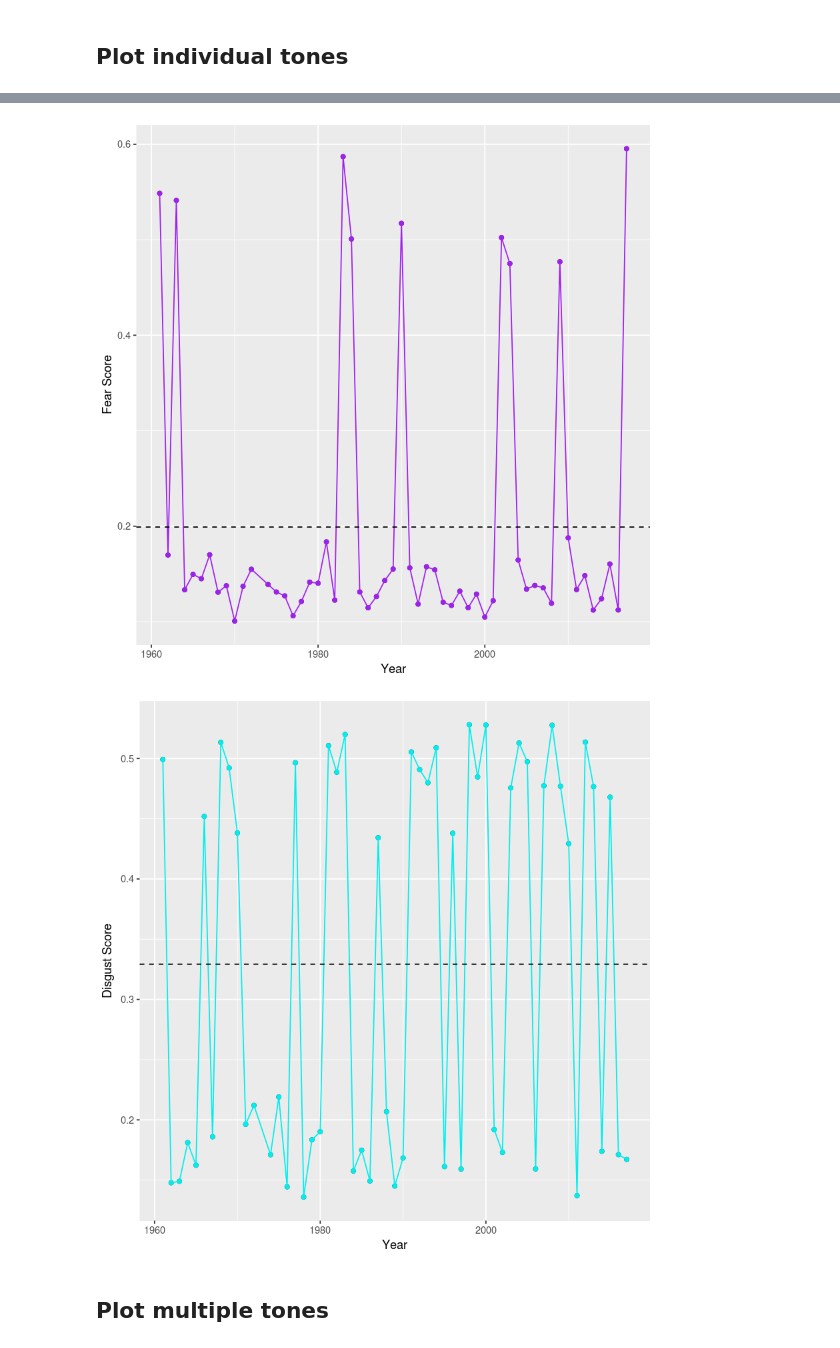
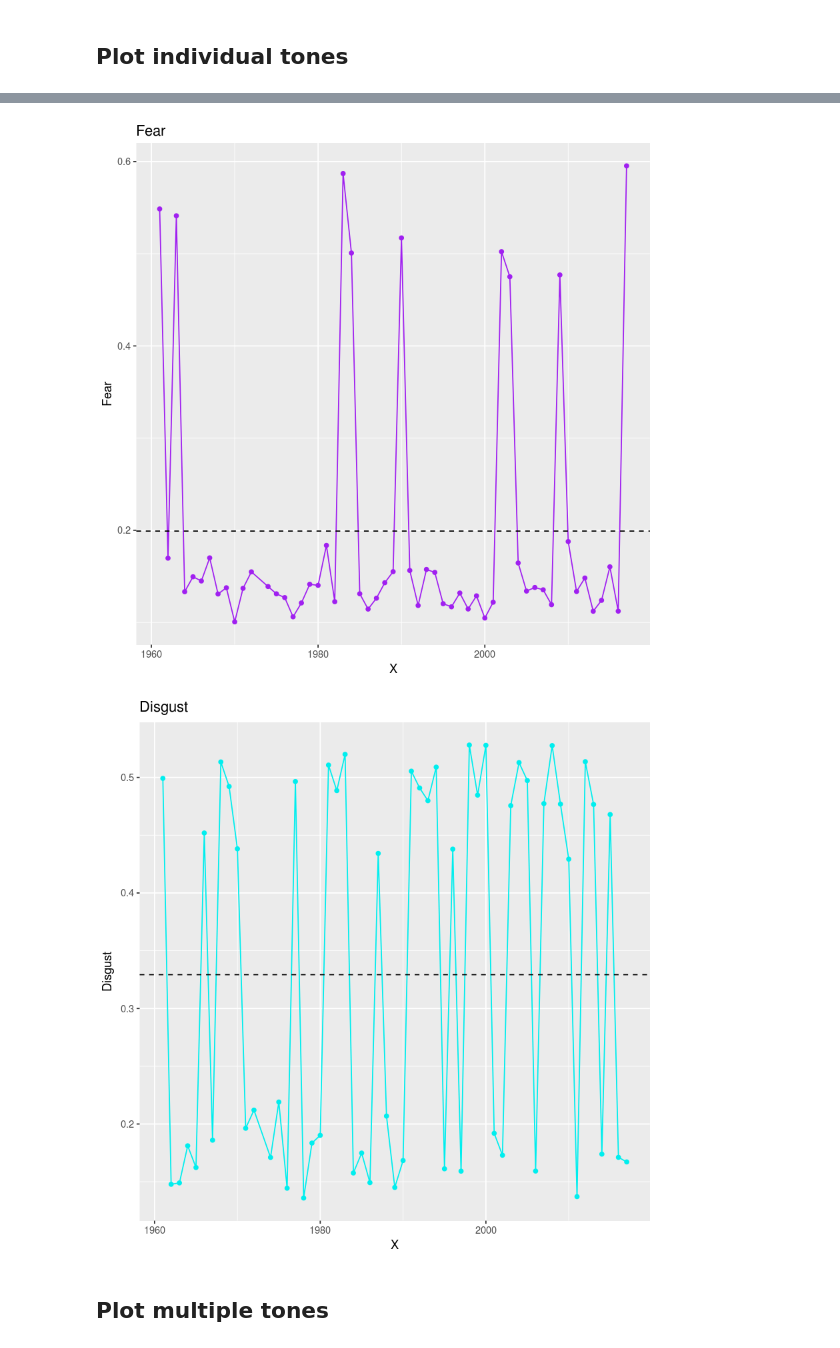
Before and after one commit to nickbuker/tone_state_of_the_unions, a Jupyter notebook: c_visualize_tones_r.ipynb, the cells around one changed output, grey strips where cells are left out. Saved outputs shown, nothing was run; the diff lists cells and outputs as text; code cells hidden in the pictures.

```diff
--- a/c_visualize_tones_r.ipynb
+++ b/c_visualize_tones_r.ipynb
@@ -36,14 +42,18 @@ p + h
 # %%
-p = qplot(df$X, df$Fear, xlab ='Year', ylab = 'Fear Score') + geom_point(color='purple') + geom_line(color='purple')
-h = geom_hline(yintercept = mean(df$Fear), lty = 2)
-p + h
+ggplot(data = df) +
+geom_line(aes(x = X, y = Fear), color = 'purple') +
+geom_point(aes(x = X, y = Fear), color = 'purple') +
+geom_hline(yintercept = mean(df$Fear), lty = 2) +
+ggtitle('Fear')
 # %% [output]
-[figure, old version]
+[figure, new version]
 # %%
-p = qplot(df$X, df$Disgust, xlab ='Year', ylab = 'Disgust Score') + geom_point(color='cyan2') + geom_line(color='cyan2')
-h = geom_hline(yintercept = mean(df$Disgust), lty = 2)
-p + h
+ggplot(data = df) +
+geom_line(aes(x = X, y = Disgust), color = 'cyan2') +
+geom_point(aes(x = X, y = Disgust), color = 'cyan2') +
+geom_hline(yintercept = mean(df$Disgust), lty = 2) +
+ggtitle('Disgust')
 # %% [output]
-[figure, old version]
+[figure, new version]
 # %% [markdown]
 ## Plot multiple tones
```
Also changed, not shown: parts of 9 cells of this notebook.
